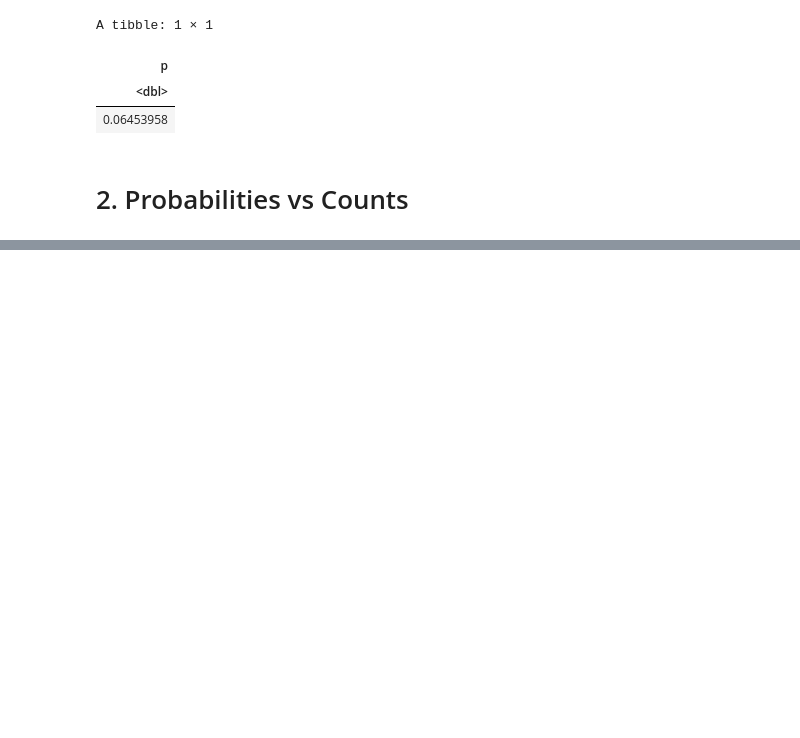
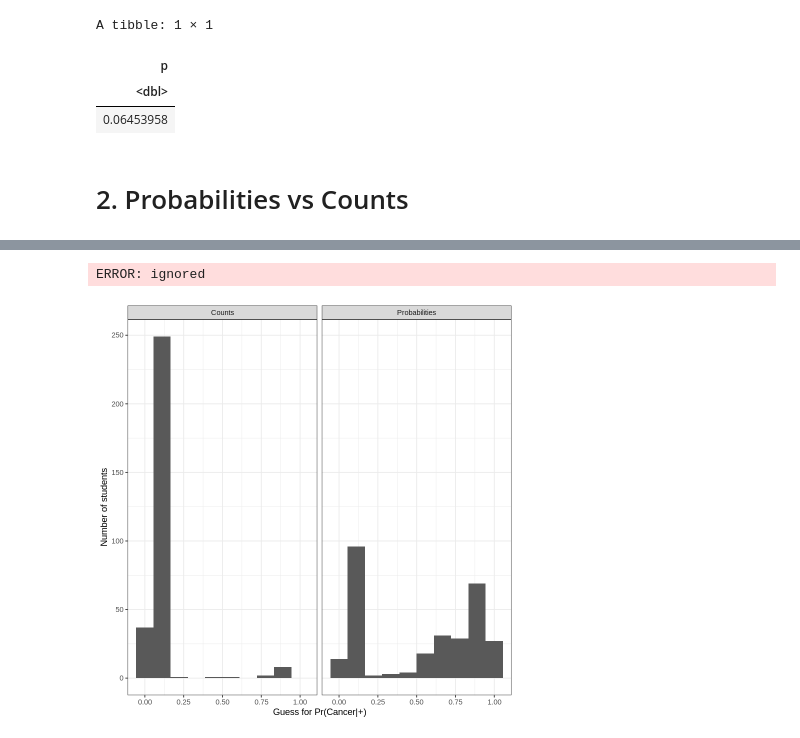
Before and after one commit to 5harad/API201-2022, a Jupyter notebook: lectures/lecture-5-code.ipynb, the cells around one changed output, grey strips where cells are left out. Saved outputs shown, nothing was run; the diff lists cells and outputs as text; code cells hidden in the pictures; blank space fills up the shorter version.

Commit message:
updated counts vs probabilities plot

```diff
--- a/lectures/lecture-5-code.ipynb
+++ b/lectures/lecture-5-code.ipynb
@@ -18,0 +5,5 @@ library(patchwork)
+# %%
+library(tidyverse)
+
+# set a simple black & white theme for our plots
+theme_set(theme_bw())
@@ -112,0 +92,8 @@ Warning message:
+# %%
+survey_data <- api201_mammograms %>%
+  mutate(count_prompt = count_prompt / 100) %>%
+  pivot_longer(everything(), "condition") %>%
+  filter(!is.na(value)) %>%
+  mutate(condition = recode(condition, count_prompt = 'Counts', probability_prompt = 'Probabilities'))
+
+  head(survey_data)
@@ -112,0 +110,11 @@ Warning message:
+# %%
+ggplot(survey_data, aes(value)) +
+  geom_histogram(bins=10) +
+  facet_grid(~condition) +
+  scale_x_continuous("Guess for Pr(Cancer|+)") +
+  scale_y_continuous("Number of students")
+
+  ggsave('figs/counts_v_probabilities.pdf', width=6, height=4)
+# %% [output]
+ERROR: ignored
+[figure, added]
```
Also changed, not shown: parts of 5 cells of this notebook.
